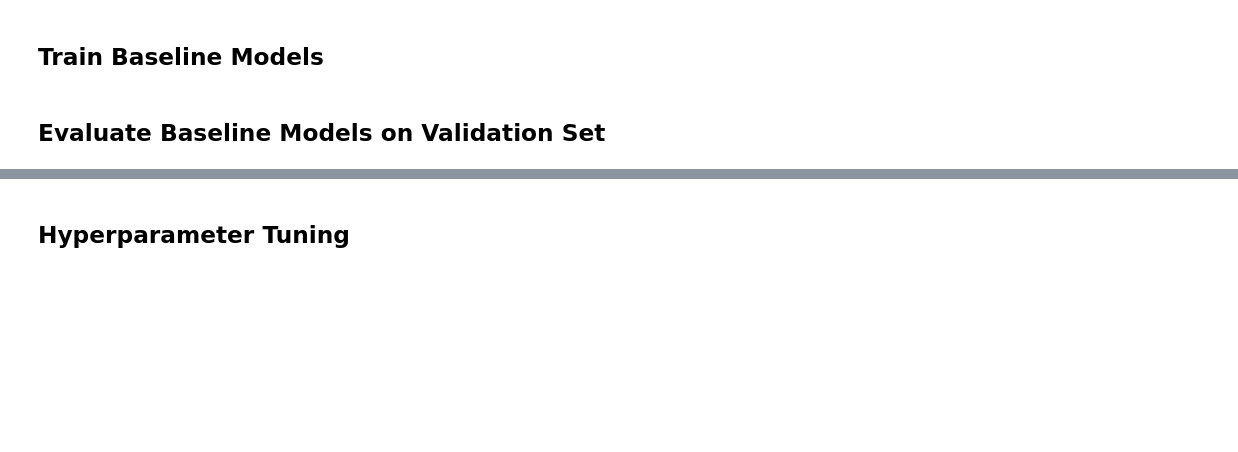
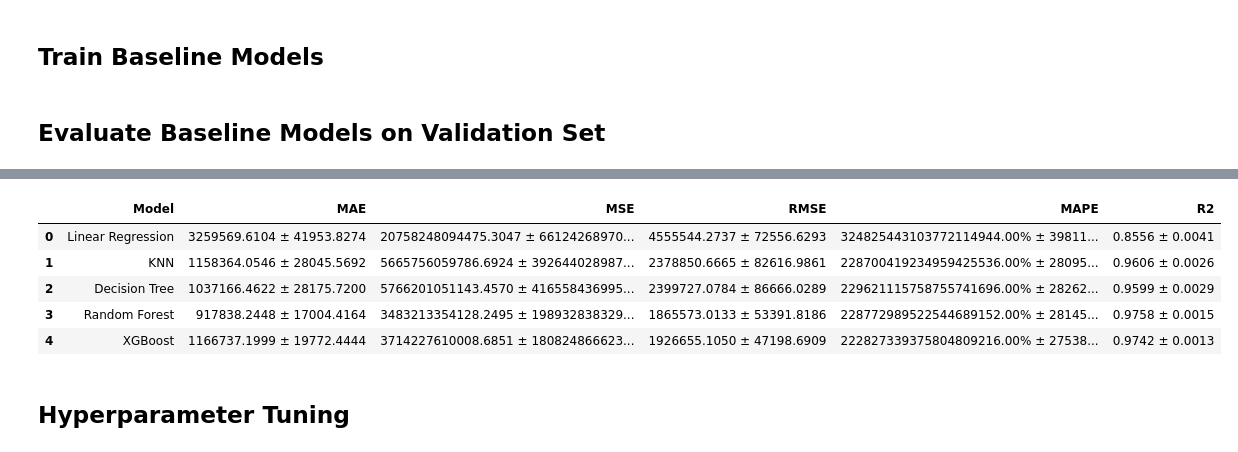
Before and after one commit to mcikalmerdeka/samolet-apart-prediction, a Jupyter notebook: notebook.ipynb, the cells around one changed output, grey strips where cells are left out. Drawn from its saved outputs; the diff is of its cells as text; code cells hidden in the pictures; blank space fills up the shorter version.

```diff
--- a/notebook.ipynb
+++ b/notebook.ipynb
@@ -885,3 +866,23 @@ Based on validation set performance, Random Forest shows the best results. We'll
+# %%
+from utils import compare_cv_metrics
+
+# Compare the results for each of the models
+comparison = compare_cv_metrics({
+    "Linear Regression": metrics_vanilla_lr,
+    "KNN": metrics_vanilla_knn,
+    "Decision Tree": metrics_vanilla_dt,
+    "Random Forest": metrics_vanilla_rf,
+    "XGBoost": metrics_vanilla_xgb
+})
+
+display(comparison)
+# %% [output]
+|  | Model | MAE | MSE | RMSE | MAPE | R2 |
+| 0 | Linear Regression | 3259569.6104 ± 41953.8274 | 20758248094475.3047 ± 66124268970... | 4555544.2737 ± 72556.6293 | 324825443103772114944.00% ± 39811... | 0.8556 ± 0.0041 |
+| 1 | KNN | 1158364.0546 ± 28045.5692 | 5665756059786.6924 ± 392644028987... | 2378850.6665 ± 82616.9861 | 228700419234959425536.00% ± 28095... | 0.9606 ± 0.0026 |
+| 2 | Decision Tree | 1037166.4622 ± 28175.7200 | 5766201051143.4570 ± 416558436995... | 2399727.0784 ± 86666.0289 | 229621115758755741696.00% ± 28262... | 0.9599 ± 0.0029 |
+| 3 | Random Forest | 917838.2448 ± 17004.4164 | 3483213354128.2495 ± 198932838329... | 1865573.0133 ± 53391.8186 | 228772989522544689152.00% ± 28145... | 0.9758 ± 0.0015 |
+| 4 | XGBoost | 1166737.1999 ± 19772.4444 | 3714227610008.6851 ± 180824866623... | 1926655.1050 ± 47198.6909 | 222827339375804809216.00% ± 27538... | 0.9742 ± 0.0013 |
 # %% [markdown]
 ## Hyperparameter Tuning
 # %%
```
Also changed, not shown: parts of 34 cells of this notebook.
